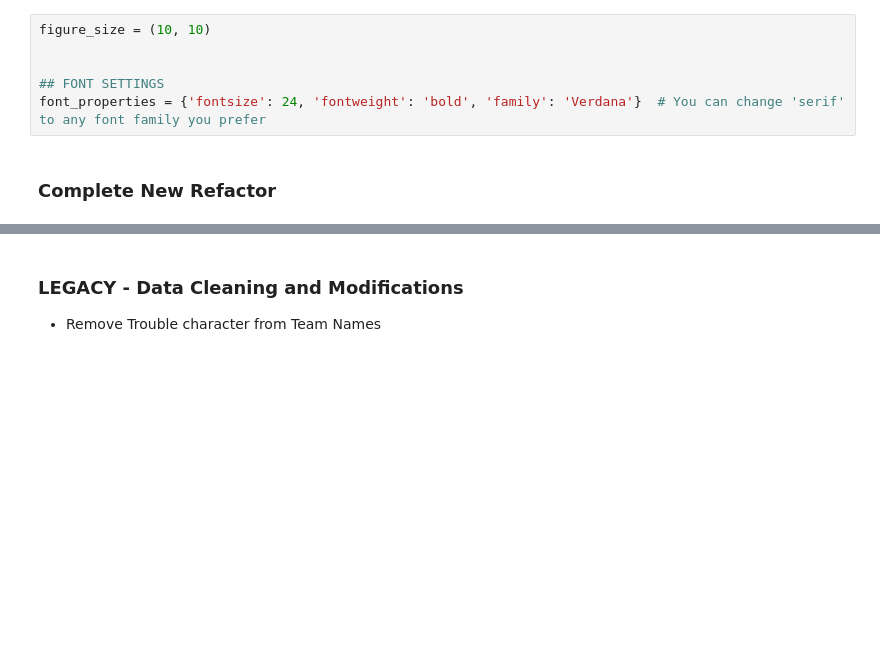
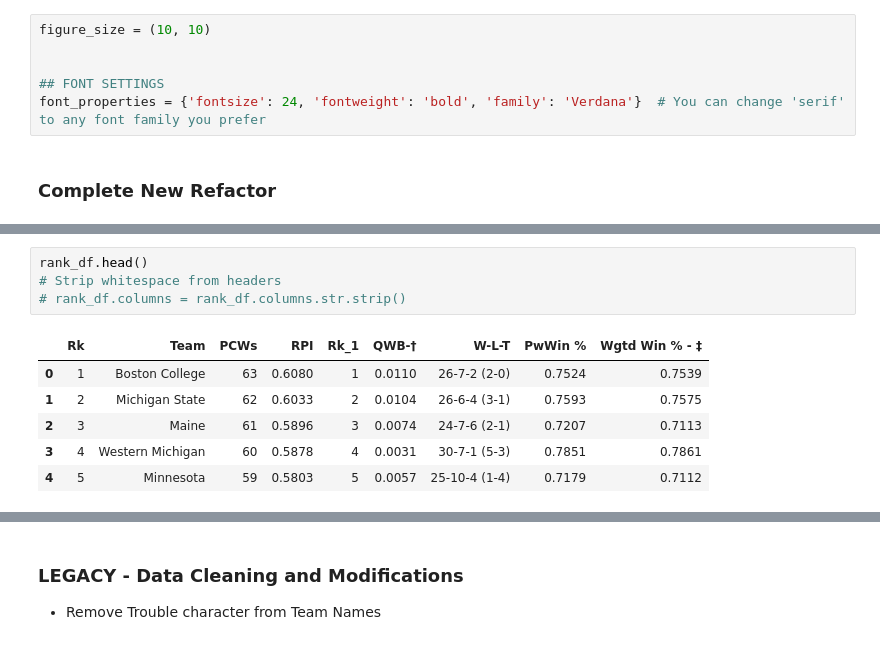
Before and after one commit to JSmith1826/college_hockey_2526, a Jupyter notebook: workbook/team_construction_visual_workbook.ipynb, the cells around one changed output, grey strips where cells are left out. Drawn from its saved outputs; the diff is of its cells as text; blank space fills up the shorter version.

```diff
--- a/workbook/team_construction_visual_workbook.ipynb
+++ b/workbook/team_construction_visual_workbook.ipynb
@@ -116,3 +158,14 @@ font_properties = {'fontsize': 24, 'fontweight': 'bold', 'family': 'Verdana'}  #
+# %%
+rank_df.head()
+# Strip whitespace from headers
+# rank_df.columns = rank_df.columns.str.strip()
+# %% [output]
+|  | Rk | Team | PCWs | RPI | Rk_1 | QWB-† | W-L-T | PwWin % | Wgtd Win % - ‡ |
+| 0 | 1 | Boston College | 63 | 0.6080 | 1 | 0.0110 | 26-7-2 (2-0) | 0.7524 | 0.7539 |
+| 1 | 2 | Michigan State | 62 | 0.6033 | 2 | 0.0104 | 26-6-4 (3-1) | 0.7593 | 0.7575 |
+| 2 | 3 | Maine | 61 | 0.5896 | 3 | 0.0074 | 24-7-6 (2-1) | 0.7207 | 0.7113 |
+| 3 | 4 | Western Michigan | 60 | 0.5878 | 4 | 0.0031 | 30-7-1 (5-3) | 0.7851 | 0.7861 |
+| 4 | 5 | Minnesota | 59 | 0.5803 | 5 | 0.0057 | 25-10-4 (1-4) | 0.7179 | 0.7112 |
 # %%
 # Complete refactor to go from raw roster CSV -> classified bins -> stacked-bar charts
 # Includes: NTDP carve-out, consolidated bins, color map, QC checks,
```
Also changed, not shown: parts of 15 cells of this notebook.
